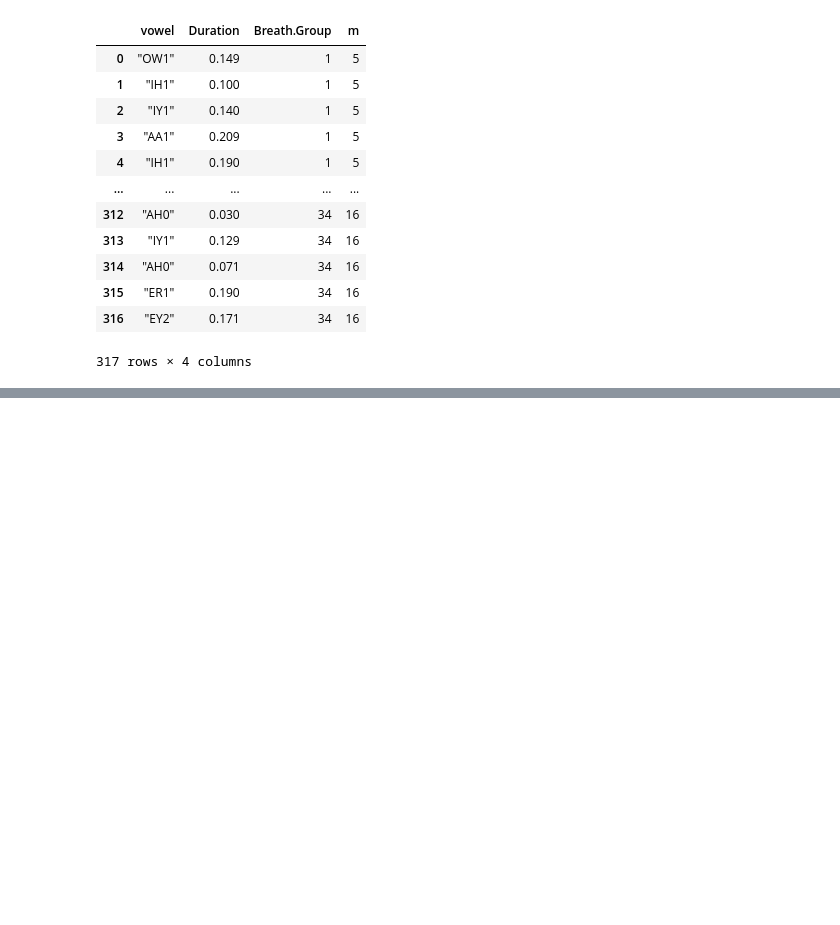
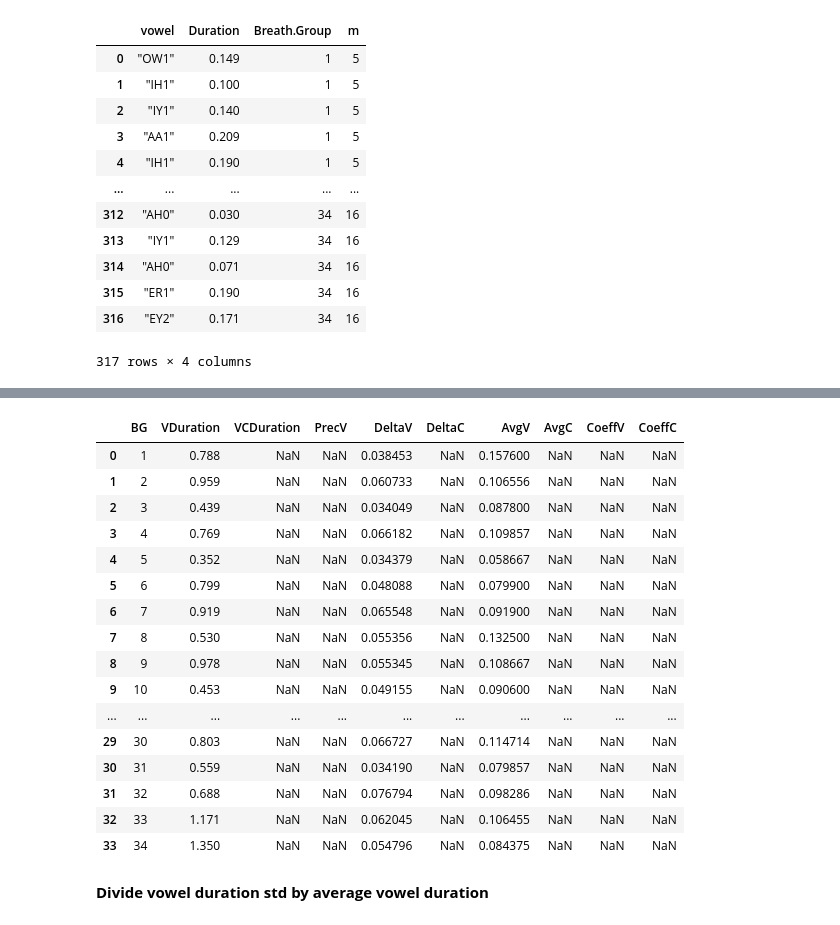
Before and after one commit to Janina712/MLTSA22_JBoecher, a Jupyter notebook: Other/PercDeltaCoeff.ipynb, the cells around one changed output, grey strips where cells are left out. Cells and saved outputs as stored; diff of their text form; code cells hidden in the pictures; blank space fills up the shorter version.

```diff
--- a/Other/PercDeltaCoeff.ipynb
+++ b/Other/PercDeltaCoeff.ipynb
@@ -135,0 +140,33 @@ newdf
+# %%
+grouped_df = df.groupby("Breath.Group")
+grouped_lists = grouped_df["Duration"].apply(list)
+grouped_lists = grouped_lists.reset_index()
+# %%
+Vavg = np.zeros(len(grouped_lists))
+# %%
+for i in range(0,len(grouped_lists)):
+  Vavg[i] = np.mean(grouped_lists["Duration"][i])
+# %%
+newdf["AvgV"] = Vavg
+# %%
+newdf
+# %% [output]
+|  | BG | VDuration | VCDuration | PrecV | DeltaV | DeltaC | AvgV | AvgC | CoeffV | CoeffC |
+| 0 | 1 | 0.788 | NaN | NaN | 0.038453 | NaN | 0.157600 | NaN | NaN | NaN |
+| 1 | 2 | 0.959 | NaN | NaN | 0.060733 | NaN | 0.106556 | NaN | NaN | NaN |
+| 2 | 3 | 0.439 | NaN | NaN | 0.034049 | NaN | 0.087800 | NaN | NaN | NaN |
+| 3 | 4 | 0.769 | NaN | NaN | 0.066182 | NaN | 0.109857 | NaN | NaN | NaN |
+| 4 | 5 | 0.352 | NaN | NaN | 0.034379 | NaN | 0.058667 | NaN | NaN | NaN |
+| 5 | 6 | 0.799 | NaN | NaN | 0.048088 | NaN | 0.079900 | NaN | NaN | NaN |
+| 6 | 7 | 0.919 | NaN | NaN | 0.065548 | NaN | 0.091900 | NaN | NaN | NaN |
+| 7 | 8 | 0.530 | NaN | NaN | 0.055356 | NaN | 0.132500 | NaN | NaN | NaN |
+| 8 | 9 | 0.978 | NaN | NaN | 0.055345 | NaN | 0.108667 | NaN | NaN | NaN |
+| 9 | 10 | 0.453 | NaN | NaN | 0.049155 | NaN | 0.090600 | NaN | NaN | NaN |
+| ... | ... | ... | ... | ... | ... | ... | ... | ... | ... | ... |
+| 29 | 30 | 0.803 | NaN | NaN | 0.066727 | NaN | 0.114714 | NaN | NaN | NaN |
+| 30 | 31 | 0.559 | NaN | NaN | 0.034190 | NaN | 0.079857 | NaN | NaN | NaN |
+| 31 | 32 | 0.688 | NaN | NaN | 0.076794 | NaN | 0.098286 | NaN | NaN | NaN |
+| 32 | 33 | 1.171 | NaN | NaN | 0.062045 | NaN | 0.106455 | NaN | NaN | NaN |
+| 33 | 34 | 1.350 | NaN | NaN | 0.054796 | NaN | 0.084375 | NaN | NaN | NaN |
+# %% [markdown]
+**Divide vowel duration std by average vowel duration**
```
Also changed, not shown: parts of 10 cells of this notebook.
